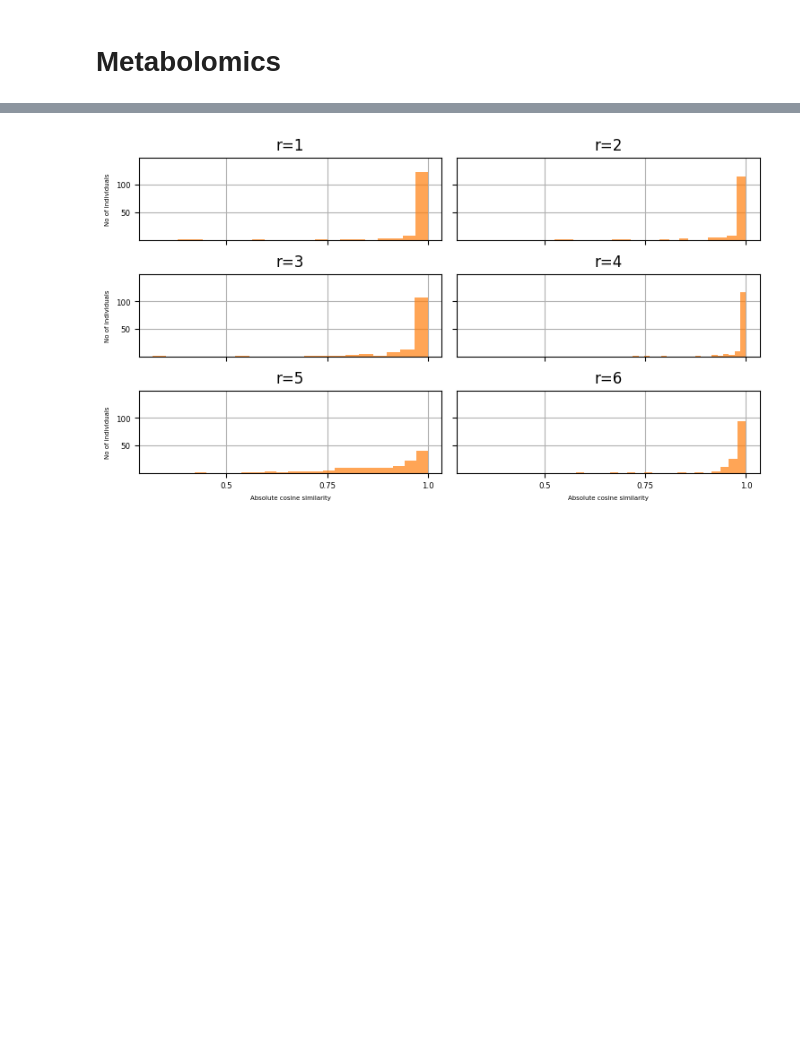
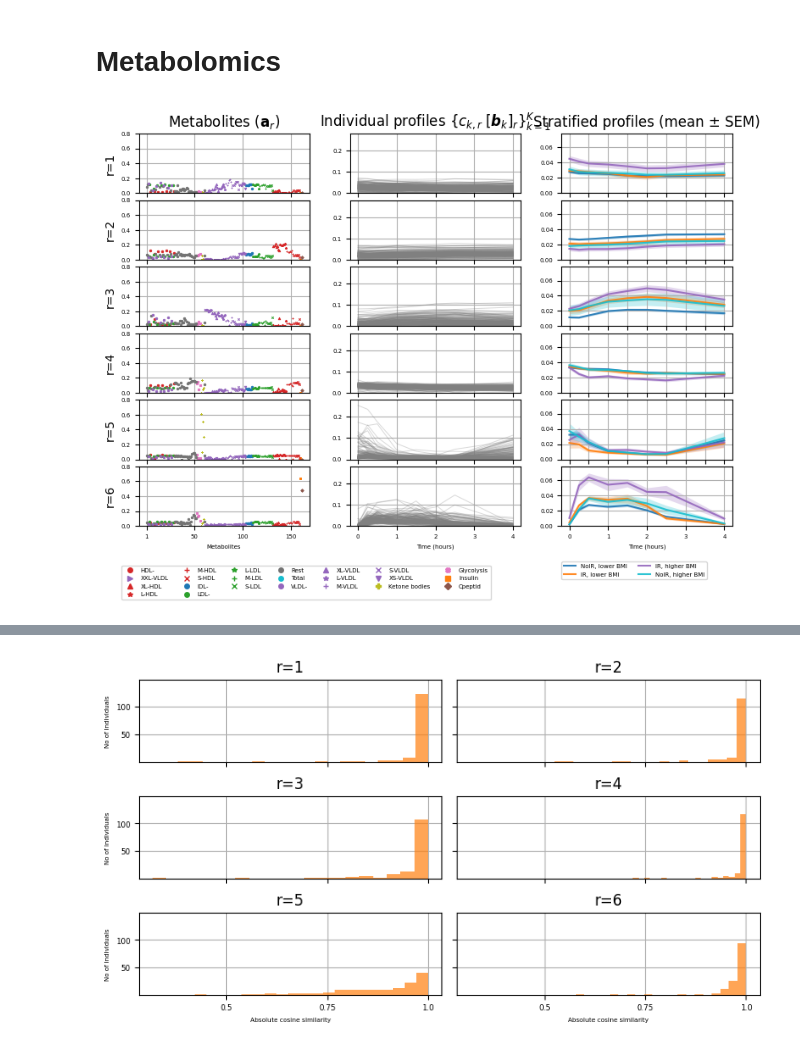
Before and after one commit to cchatzis/Revealing-Subject-specific-Temporal-Patterns-from-Longitudinal-Data, a Jupyter notebook: paper_plots.ipynb, the cells around one changed output, grey strips where cells are left out. Drawn from its saved outputs; the diff is of its cells as text; code cells hidden in the pictures; blank space fills up the shorter version.

Commit message:
Adjusted paper_plots for safe metadata

```diff
--- a/paper_plots.ipynb
+++ b/paper_plots.ipynb
@@ -73,36 +68,38 @@ fig, axs = plt.subplots(
     n_components, 3,
     figsize=(8,0.65 * 8),
     constrained_layout=False
 )
 
 fig.subplots_adjust(
     left=0.06, right=0.935, bottom=0.08, top=0.97,
     wspace=0.24, hspace=0.12
 )
 
 for i, comp in enumerate([5,3,1,4,0,2]): # keep the same ordering as in the paper
     if i == 0:
         plot_metabolite_component(factors=(A,B,C),comp=comp, metabolites=metabolites,axes=axs[i,0],plot_title=True,comp_i=i)
         plot_metabolomics_profile_component(factors=(A,B,C),comp=comp,axes=axs[i,1],comp_i=i,plot_title=True,time_points=[0,0.25,0.5,1,1.5,2,2.5,4])
-        plot_metabolomics_stratified_profiles_component(factors=(A,B,C),comp=comp,axes=axs[i,2],plot_title=True,homair=homair,bmi_full=bmi_full,time_points=[0,0.25,0.5,1,1.5,2,2.5,4])
+        plot_metabolomics_stratified_profiles_component(factors=(A,B,C),comp=comp,axes=axs[i,2],plot_title=True,group=group,time_points=[0,0.25,0.5,1,1.5,2,2.5,4])
     elif i == 5:
         plot_metabolite_component(factors=(A,B,C),comp=comp,metabolites=metabolites,axes=axs[i,0],plot_xticks=True,plot_legend=True,comp_i=i)
         plot_metabolomics_profile_component(factors=(A,B,C),comp=comp,axes=axs[i,1],comp_i=i,plot_legend=True,plot_xticks=True,time_points=[0,0.25,0.5,1,1.5,2,2.5,4])
-        plot_metabolomics_stratified_profiles_component(factors=(A,B,C),comp=comp,axes=axs[i,2],plot_legend=True,plot_xticks=True,homair=homair,bmi_full=bmi_full,time_points=[0,0.25,0.5,1,1.5,2,2.5,4])
+        plot_metabolomics_stratified_profiles_component(factors=(A,B,C),comp=comp,axes=axs[i,2],plot_legend=True,plot_xticks=True,group=group,time_points=[0,0.25,0.5,1,1.5,2,2.5,4])
     else:
         plot_metabolite_component(factors=(A,B,C),comp=comp,metabolites=metabolites,axes=axs[i,0],comp_i=i)
         plot_metabolomics_profile_component(factors=(A,B,C),comp=comp,axes=axs[i,1],comp_i=i,time_points=[0,0.25,0.5,1,1.5,2,2.5,4])
-        plot_metabolomics_stratified_profiles_component(factors=(A,B,C),comp=comp,axes=axs[i,2],homair=homair,bmi_full=bmi_full,time_points=[0,0.25,0.5,1,1.5,2,2.5,4])
+        plot_metabolomics_stratified_profiles_component(factors=(A,B,C),comp=comp,axes=axs[i,2],group=group,time_points=[0,0.25,0.5,1,1.5,2,2.5,4])
 
 
 axs[0,0].set_xticks([0,49,99,149])
 axs[1,0].set_xticks([0,49,99,149])
 axs[2,0].set_xticks([0,49,99,149])
 axs[3,0].set_xticks([0,49,99,149])
 axs[4,0].set_xticks([0,49,99,149])
 axs[5,0].set_xticks([0,49,99,149])
 
 plt.show()
+# %% [output]
+[figure, added]
 # %%
 # This can be used to reproduce the following figures of the paper:
 # Fig. 5. gender: 'males'
```
Also changed, not shown: parts of 4 cells of this notebook, 1 other file.
